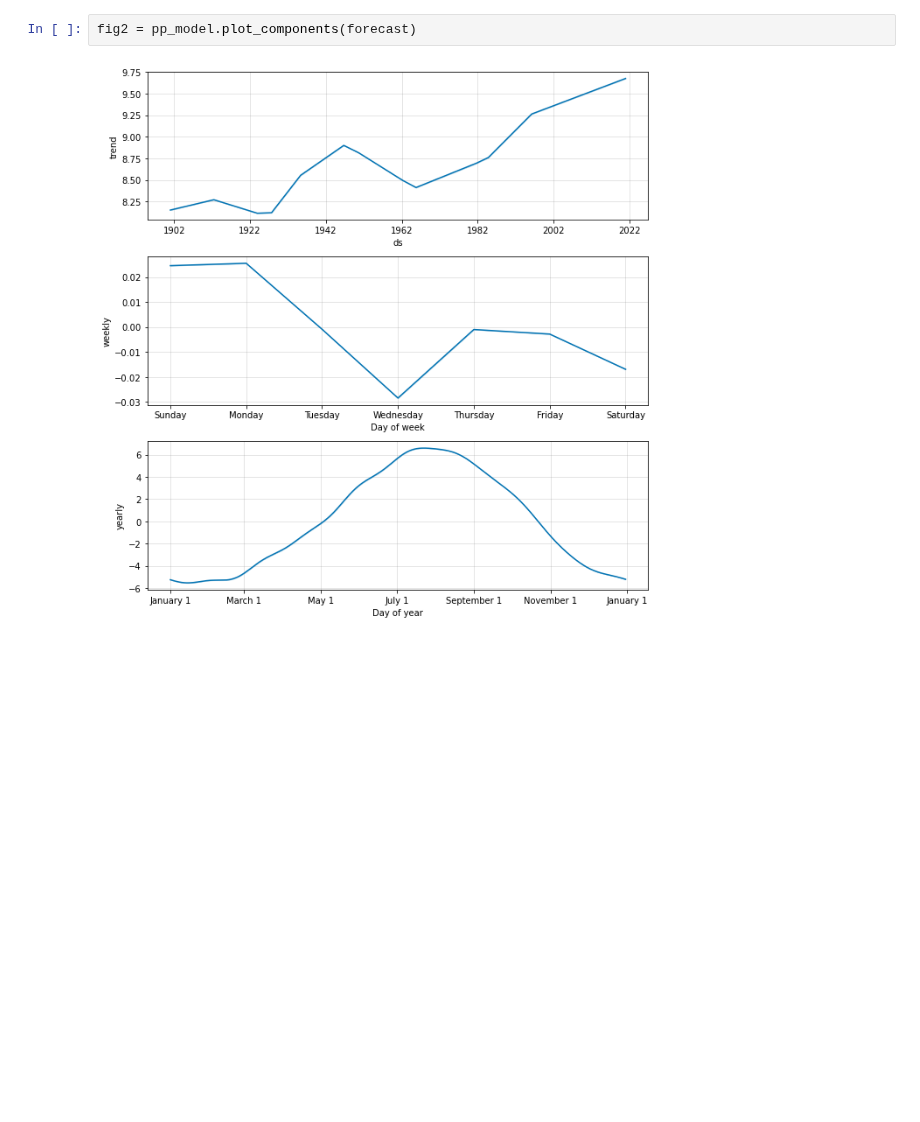
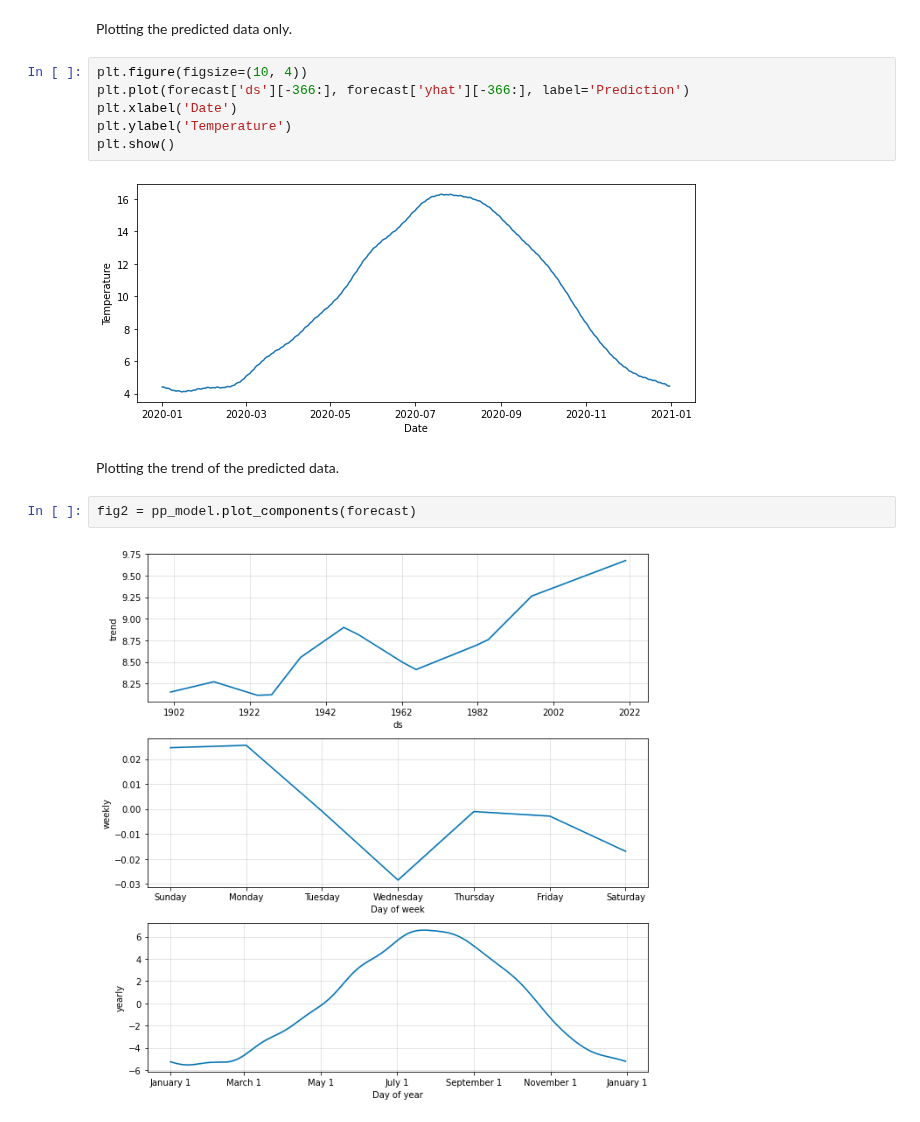
Before and after one commit to fww228/ees-mini-project, a Jupyter notebook: proj.ipynb, the cells around one changed output. Drawn from its saved outputs; the diff is of its cells as text; blank space fills up the shorter version.

```diff
--- a/proj.ipynb
+++ b/proj.ipynb
@@ -114,3 +131,15 @@ fig1 = pp_model.plot(forecast)
+# %% [markdown]
+Plotting the predicted data only.
+# %%
+plt.figure(figsize=(10, 4))
+plt.plot(forecast['ds'][-366:], forecast['yhat'][-366:], label='Prediction')
+plt.xlabel('Date')
+plt.ylabel('Temperature')
+plt.show()
+# %% [output]
+[figure, added]
+# %% [markdown]
+Plotting the trend of the predicted data.
 # %%
 fig2 = pp_model.plot_components(forecast)
 # %% [output]
```
Also changed, not shown: parts of 40 cells of this notebook.
